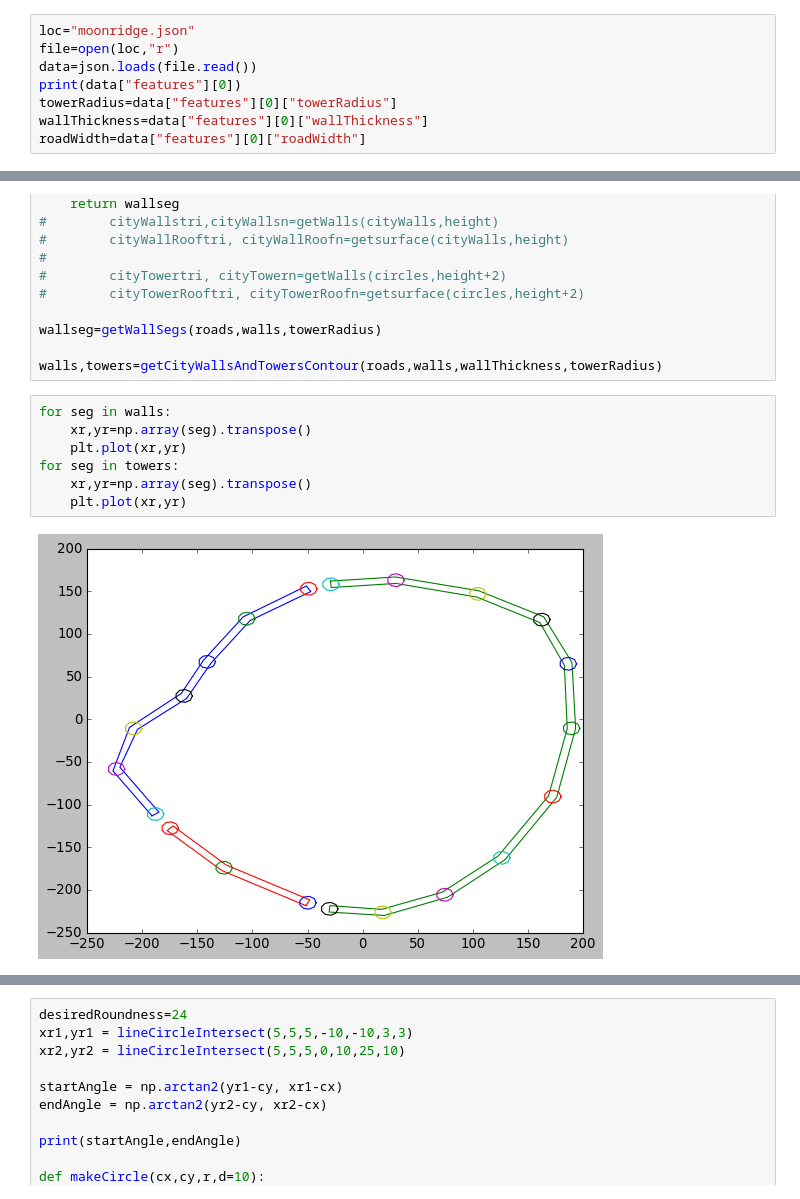
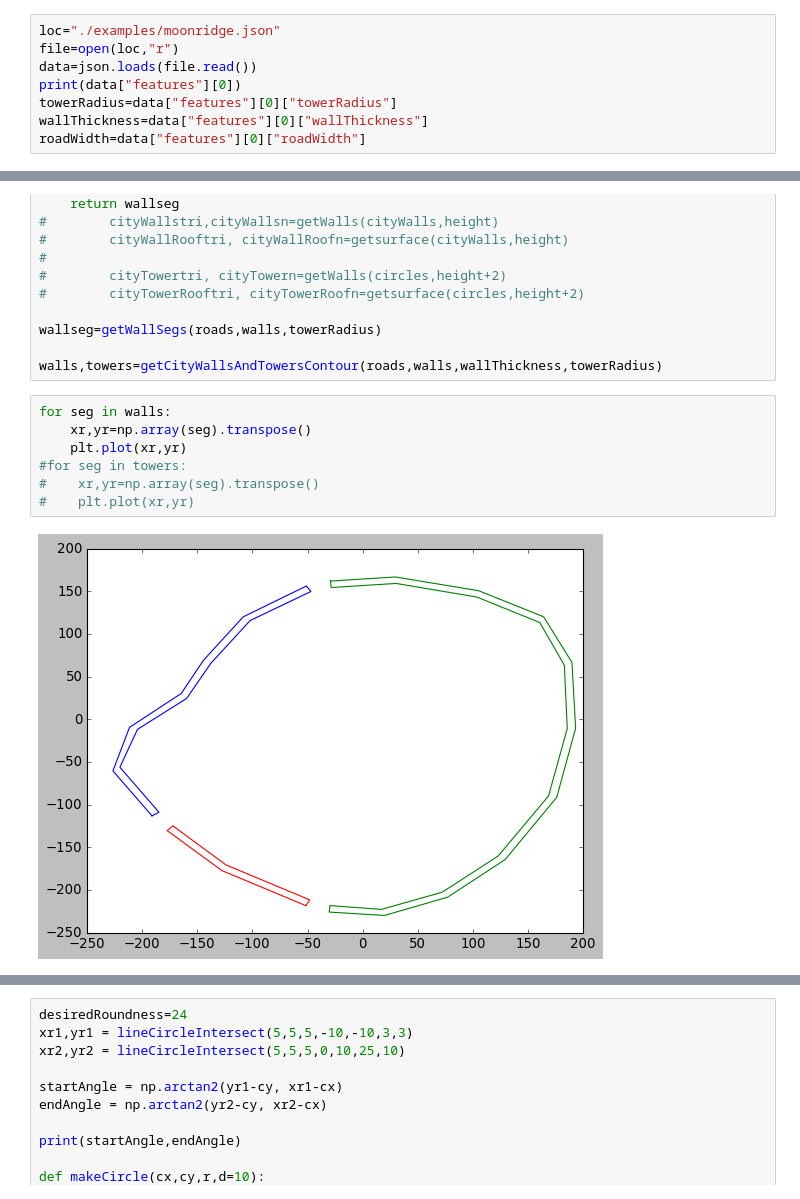
Before and after one commit to Luvideria/mcfgJSONtoOBJ, a Jupyter notebook: city_walls.ipynb, the cells around one changed output, grey strips where cells are left out. Cells and saved outputs as stored; diff of their text form.

```diff
--- a/city_walls.ipynb
+++ b/city_walls.ipynb
@@ -11,7 +11,7 @@ from to3D import *
 from toOBJ import *
 plt.style.use('classic')
 # %%
-loc="moonridge.json"
+loc="./examples/moonridge.json"
 file=open(loc,"r")
 data=json.loads(file.read())
 print(data["features"][0])
@@ -112,12 +112,12 @@ walls,towers=getCityWallsAndTowersContour(roads,walls,wallThickness,towerRadius)
 # %%
 for seg in walls:
     xr,yr=np.array(seg).transpose()
     plt.plot(xr,yr)
-for seg in towers:
-    xr,yr=np.array(seg).transpose()
-    plt.plot(xr,yr)
+#for seg in towers:
+#    xr,yr=np.array(seg).transpose()
+#    plt.plot(xr,yr)
 # %% [output]
-[figure, old version]
+[figure, new version]
 # %%
 #make a circle centered on x,y
 #radius is towerRadius
```
Also changed, not shown: parts of 2 cells of this notebook, 7 other files.
